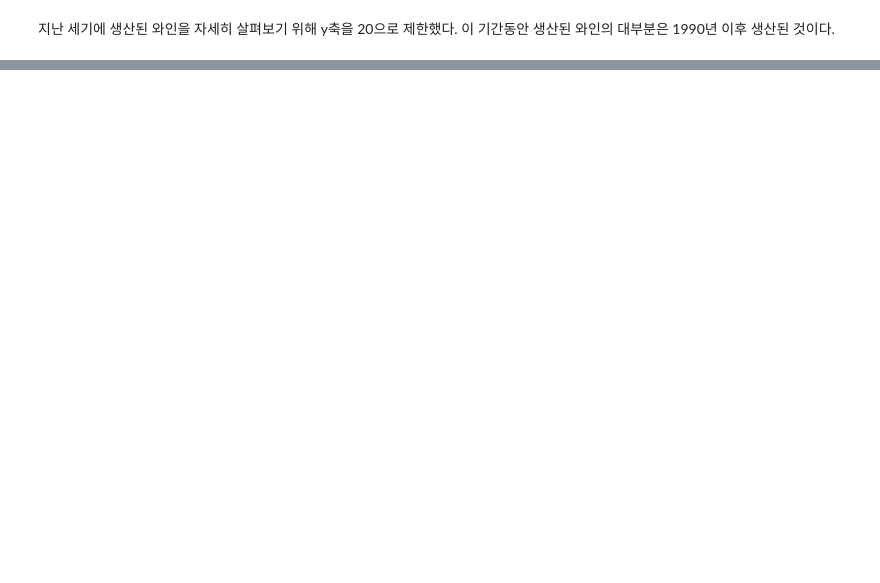
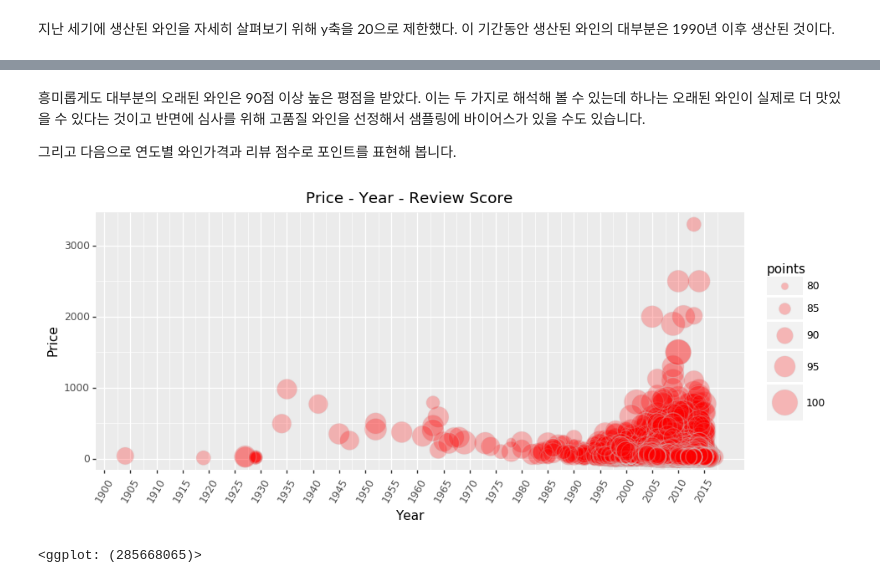
Before and after one commit to corazzon/KaggleStruggle, a Jupyter notebook: wine-reviews/plotnine.ipynb, the cells around one changed output, grey strips where cells are left out. Cells and saved outputs as stored; diff of their text form; code cells hidden in the pictures; blank space fills up the shorter version.

```diff
--- a/wine-reviews/plotnine.ipynb
+++ b/wine-reviews/plotnine.ipynb
@@ -448,0 +485,19 @@ df.head()
+# %% [markdown]
+흥미롭게도 대부분의 오래된 와인은 90점 이상 높은 평점을 받았다. 이는 두 가지로 해석해 볼 수 있는데 하나는 오래된 와인이 실제로 더 맛있을 수 있다는 것이고 반면에 심사를 위해  고품질 와인을 선정해서 샘플링에 바이어스가 있을 수도 있습니다.
+
+그리고 다음으로 연도별 와인가격과 리뷰 점수로 포인트를 표현해 봅니다.
+# %%
+(ggplot(df)
+ + aes(x='year', y='price', size='points')
+ + geom_point(fill='red', color='lightgray', alpha=0.25)
+ + ggtitle('Price - Year - Review Score')
+ + xlab('Year')
+ + ylab('Price')
+ + theme(axis_text_x=element_text(rotation=60),
+        figure_size=(10, 4))
+ + scale_x_continuous(breaks=range(1900, 2020, 5))
+ + scale_size_radius(range=(3, 12))
+)
+# %% [output]
+[figure, added]
+<ggplot: (285668065)>
```
Also changed, not shown: parts of 23 cells of this notebook.
